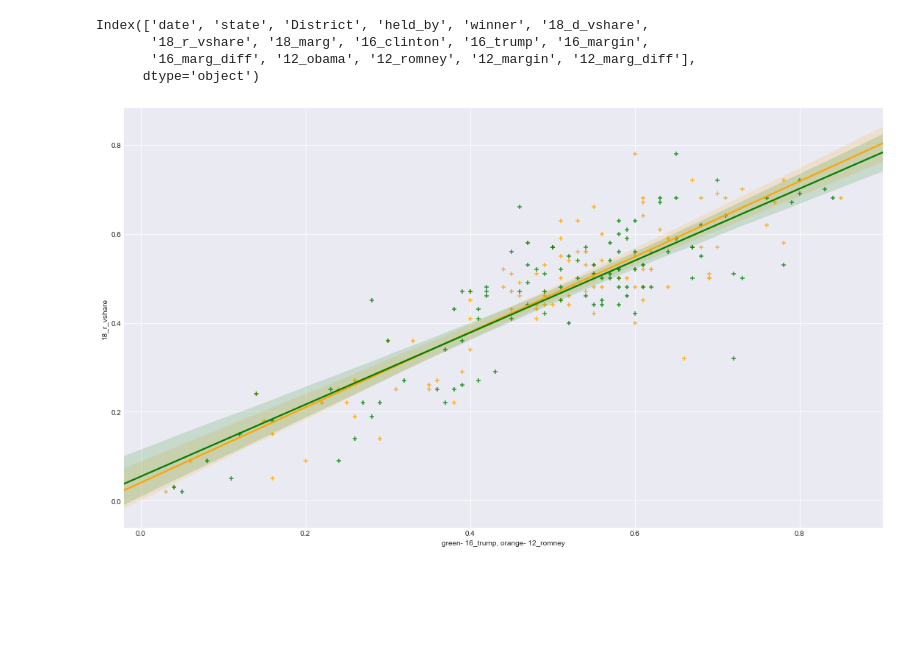
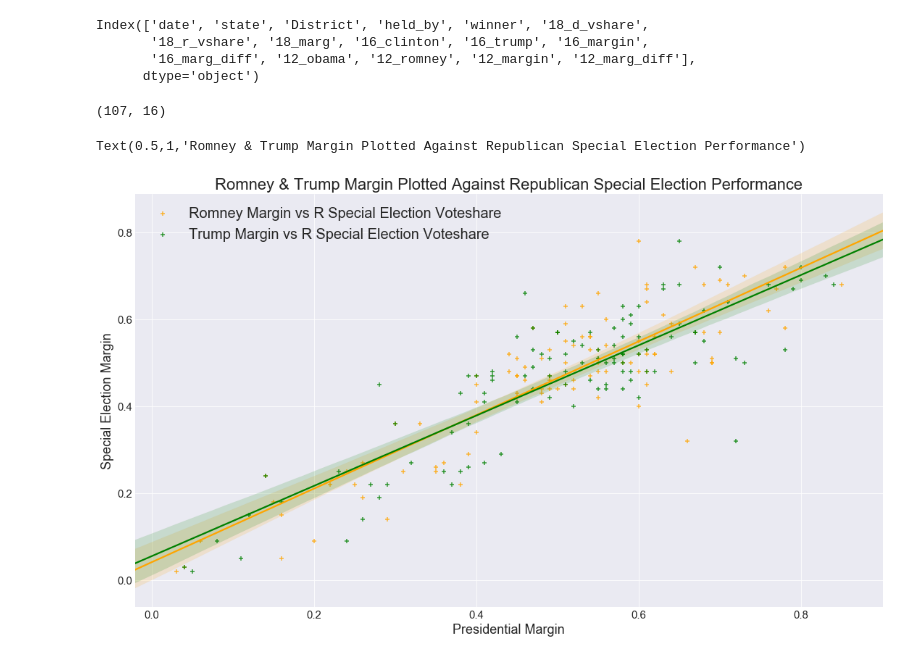
Before and after one commit to itlyons/Side_Projects, a Jupyter notebook: special_elections/dailykos_data.ipynb, the cells around one changed output. Cells and saved outputs as stored; diff of their text form; code cells hidden in the pictures; blank space fills up the shorter version.

Commit message:
added labels & tweaked graphs

```diff
--- a/special_elections/dailykos_data.ipynb
+++ b/special_elections/dailykos_data.ipynb
@@ -7,6 +7,19 @@ import matplotlib
 import matplotlib.pyplot as plt
 import numpy as np
 %matplotlib inline
+# %%
+# Borrowed from stack exchange.
+SMALL_SIZE = 15
+MEDIUM_SIZE = 18
+BIGGER_SIZE = 22
+
+plt.rc('font', size=SMALL_SIZE)          # controls default text sizes
+plt.rc('axes', titlesize=SMALL_SIZE)     # fontsize of the axes title
+plt.rc('axes', labelsize=MEDIUM_SIZE)    # fontsize of the x and y labels
+plt.rc('xtick', labelsize=SMALL_SIZE)    # fontsize of the tick labels
+plt.rc('ytick', labelsize=SMALL_SIZE)    # fontsize of the tick labels
+plt.rc('legend', fontsize=SMALL_SIZE)    # legend fontsize
+plt.rc('figure', titlesize=BIGGER_SIZE)  # fontsize of the figure title
 # %%
 ls ../data
 # %% [output]
@@ -78,11 +118,22 @@ Index(['date', 'state', 'District', 'held_by', 'winner', '18_d_vshare',
        '18_r_vshare', '18_marg', '16_clinton', '16_trump', '16_margin',
        '16_marg_diff', '12_obama', '12_romney', '12_margin', '12_marg_diff'],
       dtype='object')
+# %%
+dfkos.shape
+# %% [output]
+(107, 16)
 # %%
-sns.regplot(x='12_romney', y='18_r_vshare', data=dfkos, color='orange', scatter=True, marker='+', order=1)
-sns.regplot(x='16_trump', y='18_r_vshare', data=dfkos, color='green', scatter=True, marker='+', order=1)
-plt.xlabel('green- 16_trump, orange- 12_romney')
+ROMNEY = sns.regplot(x='12_romney', y='18_r_vshare', data=dfkos, color='orange', scatter=True, marker='+',
+            order=1, label="Romney Margin vs R Special Election Voteshare")
+TRUMP = sns.regplot(x='16_trump', y='18_r_vshare', data=dfkos, color='green', scatter=True,
+                    marker='+', order=1, label="Trump Margin vs R Special Election Voteshare")
+plt.xlabel('Presidential Margin')
+plt.ylabel('Special Election Margin')
 fig = matplotlib.pyplot.gcf()
+plt.legend(fontsize=20)
 fig.set_size_inches(18.5, 10.5)
+
+plt.title("Romney & Trump Margin Plotted Against Republican Special Election Performance", fontsize=22)
 # %% [output]
+Text(0.5,1,'Romney & Trump Margin Plotted Against Republican Special Election Performance')
-[figure, old version]
+[figure, new version]
```
Also changed, not shown: parts of 23 cells of this notebook.
